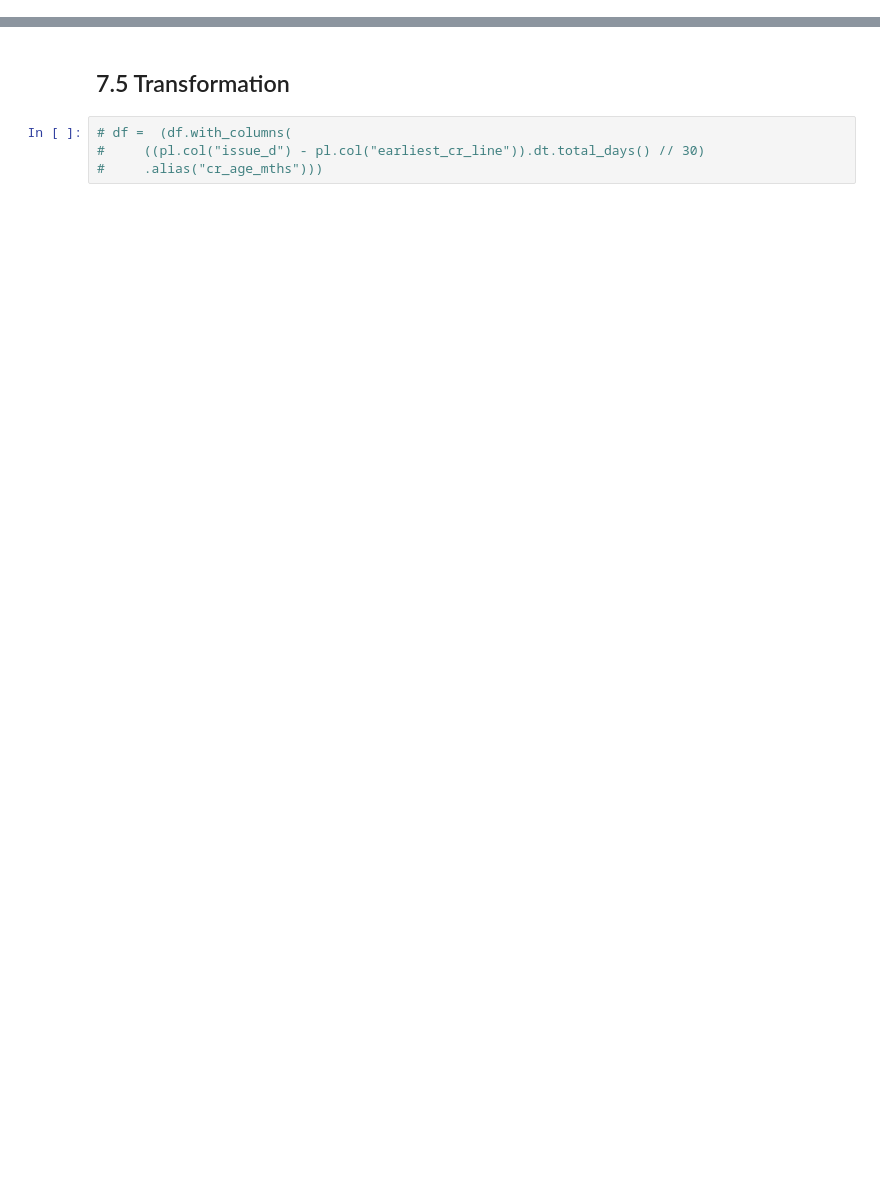
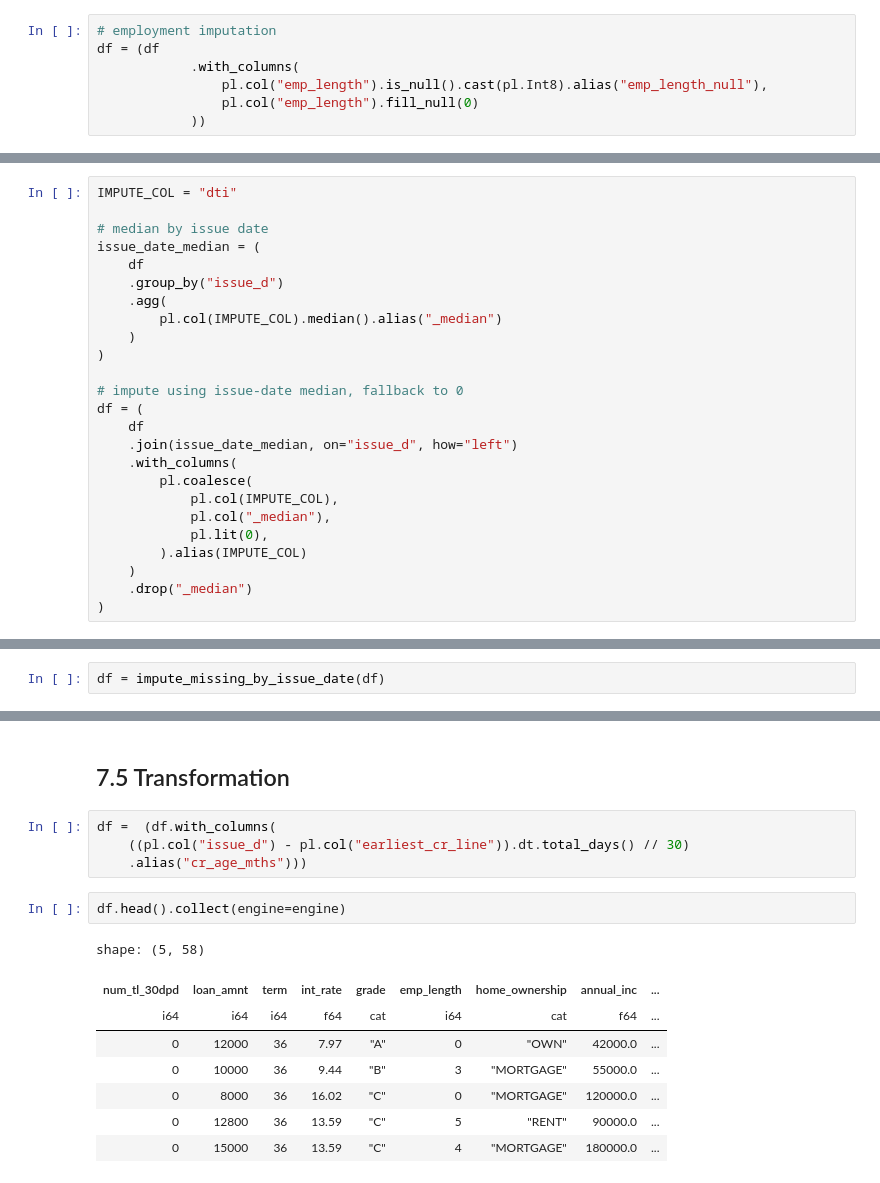
Before and after one commit to adhitizki/lending-club-credit-risk, a Jupyter notebook: notebook/modeling/07-feature-engineering.ipynb, the cells around one changed output, grey strips where cells are left out. Cells and saved outputs as stored; diff of their text form; blank space fills up the shorter version.

Commit message:
feat(modeling): add impute transform

```diff
--- a/notebook/modeling/07-feature-engineering.ipynb
+++ b/notebook/modeling/07-feature-engineering.ipynb
@@ -347,3 +366,10 @@ shape: (17, 3)
 └────────────────────┴────────────┴──────────┘
 # %% [markdown]
 ### 7.4.2 Employment
+# %%
+# employment imputation
+df = (df
+            .with_columns(
+                pl.col("emp_length").is_null().cast(pl.Int8).alias("emp_length_null"),
+                pl.col("emp_length").fill_null(0)
+            ))
@@ -349,0 +660,25 @@ shape: (17, 3)
+# %%
+IMPUTE_COL = "dti"
+
+# median by issue date
+issue_date_median = (
+    df
+    .group_by("issue_d")
+    .agg(
+        pl.col(IMPUTE_COL).median().alias("_median")
+    )
+)
+
+# impute using issue-date median, fallback to 0
+df = (
+    df
+    .join(issue_date_median, on="issue_d", how="left")
+    .with_columns(
+        pl.coalesce(
+            pl.col(IMPUTE_COL),
+            pl.col("_median"),
+            pl.lit(0),
+        ).alias(IMPUTE_COL)
+    )
+    .drop("_median")
+)
@@ -349,0 +803,2 @@ shape: (17, 3)
+# %%
+df = impute_missing_by_issue_date(df)
@@ -350,6 +818,17 @@ shape: (17, 3)
 # %% [markdown]
 ## 7.5 Transformation
 # %%
-# df =  (df.with_columns(
-#     ((pl.col("issue_d") - pl.col("earliest_cr_line")).dt.total_days() // 30)
-#     .alias("cr_age_mths")))
+df =  (df.with_columns(
+    ((pl.col("issue_d") - pl.col("earliest_cr_line")).dt.total_days() // 30)
+    .alias("cr_age_mths")))
+# %%
+df.head().collect(engine=engine)
+# %% [output]
+shape: (5, 58)
+| num_tl_30dpd | loan_amnt | term | int_rate | grade | emp_length | home_ownership | annual_inc | ... |
+| i64 | i64 | i64 | f64 | cat | i64 | cat | f64 | ... |
+| 0 | 12000 | 36 | 7.97 | "A" | 0 | "OWN" | 42000.0 | ... |
+| 0 | 10000 | 36 | 9.44 | "B" | 3 | "MORTGAGE" | 55000.0 | ... |
+| 0 | 8000 | 36 | 16.02 | "C" | 0 | "MORTGAGE" | 120000.0 | ... |
+| 0 | 12800 | 36 | 13.59 | "C" | 5 | "RENT" | 90000.0 | ... |
+| 0 | 15000 | 36 | 13.59 | "C" | 4 | "MORTGAGE" | 180000.0 | ... |
```
Also changed, not shown: parts of 44 cells of this notebook, 4 other files.
